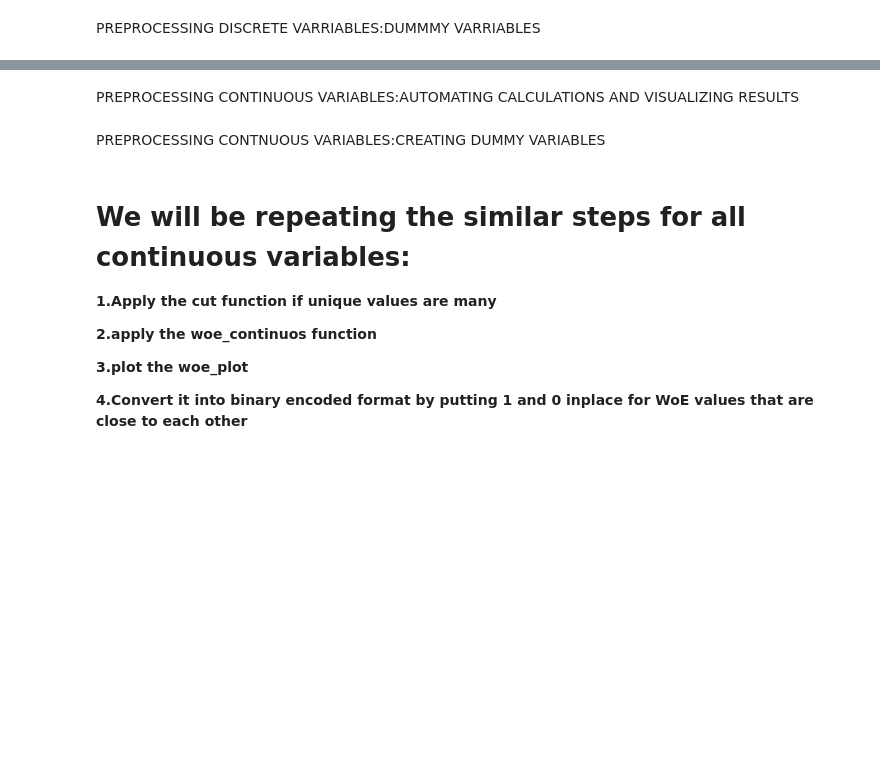
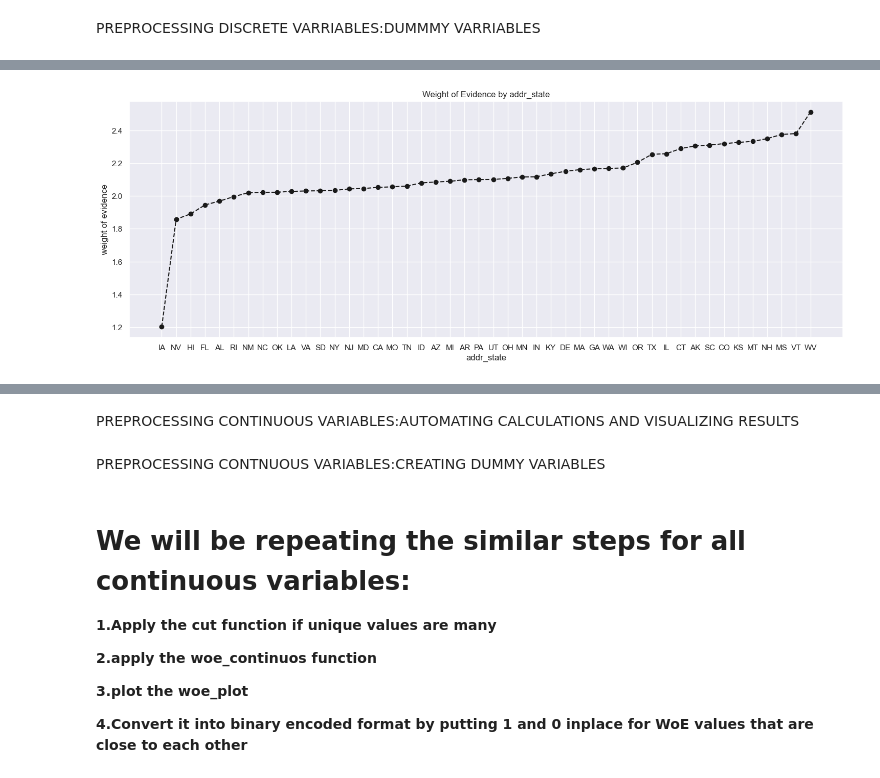
Before and after one commit to UpadhyayShweta/credit_risk_analysis, a Jupyter notebook: CreditRiskAnalysis_preprocessing_1.ipynb, the cells around one changed output, grey strips where cells are left out. Drawn from its saved outputs; the diff is of its cells as text; code cells hidden in the pictures; blank space fills up the shorter version.

```diff
--- a/CreditRiskAnalysis_preprocessing_1.ipynb
+++ b/CreditRiskAnalysis_preprocessing_1.ipynb
@@ -516,6 +773,8 @@ if['addr_state:ND'] in df_inputs_prepr.columns.values:
 else:
     df_inputs_prepr['addr_state:ND']=0
 # %%
-#plot the woe_plot
-plot_by_woe(df_temp.iloc[2:-2,:])
+#plot the woe_plot from 2nd row- IA onwards for which we have significan WoE value
+plot_by_woe(df_temp_as.iloc[2:-2,:])
+# %% [output]
+[figure, added]
 # %%
```
Also changed, not shown: parts of 79 cells of this notebook, 1 other file.
